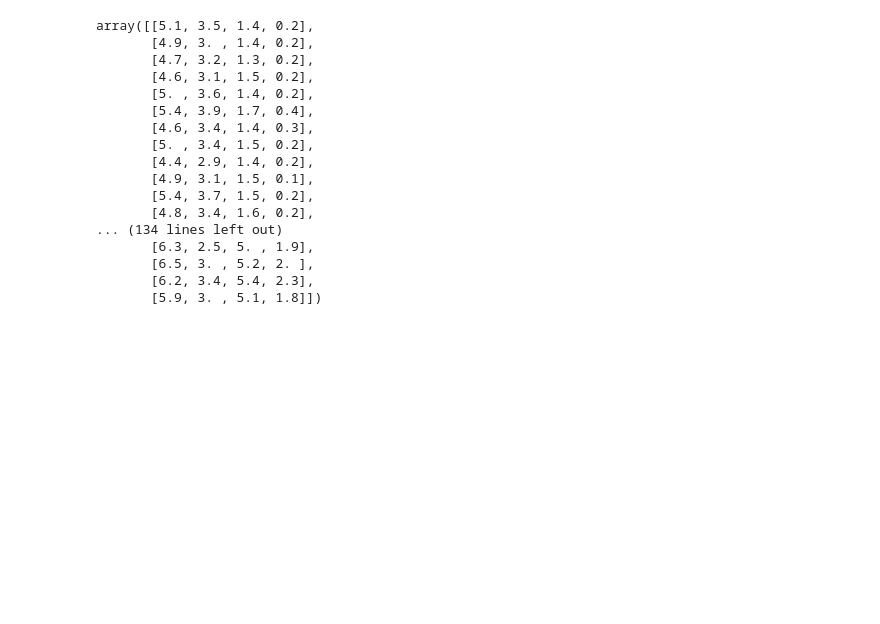
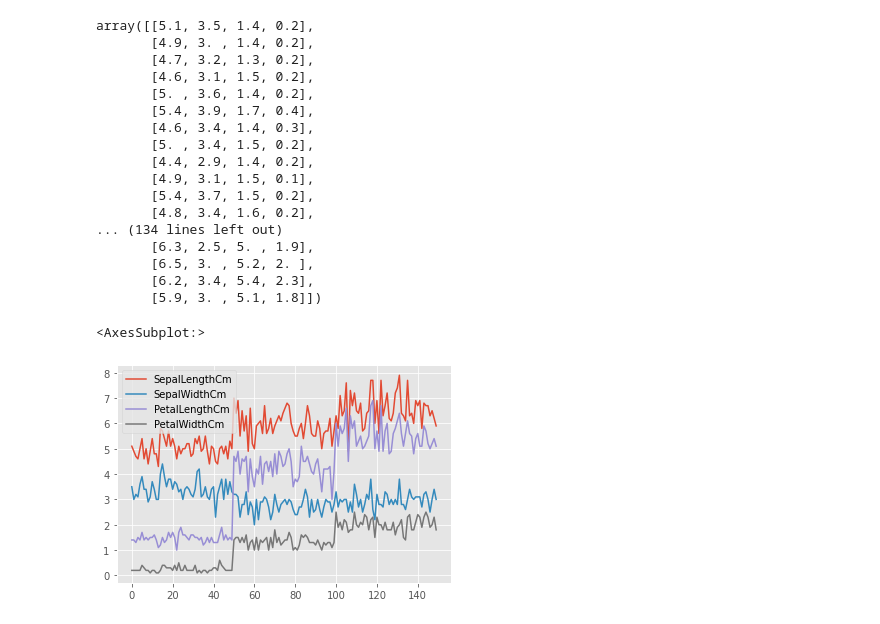
Before and after one commit to cesarWrites/SParks-Foundation-project, a Jupyter notebook: Iris K-Means clustering.ipynb, the cells around one changed output. Saved outputs shown, nothing was run; the diff lists cells and outputs as text; code cells hidden in the pictures; blank space fills up the shorter version.

```diff
--- a/Iris K-Means clustering.ipynb
+++ b/Iris K-Means clustering.ipynb
@@ -69,6 +71,11 @@ array([[5.1, 3.5, 1.4, 0.2],
        [6.5, 3. , 5.2, 2. ],
        [6.2, 3.4, 5.4, 2.3],
        [5.9, 3. , 5.1, 1.8]])
+# %%
+x_df.plot(kind='line')
+# %% [output]
+<AxesSubplot:>
+[figure, added]
 # %%
 sns.pairplot(data = x_df)
 # %% [output]
```
Also changed, not shown: parts of 3 cells of this notebook.
